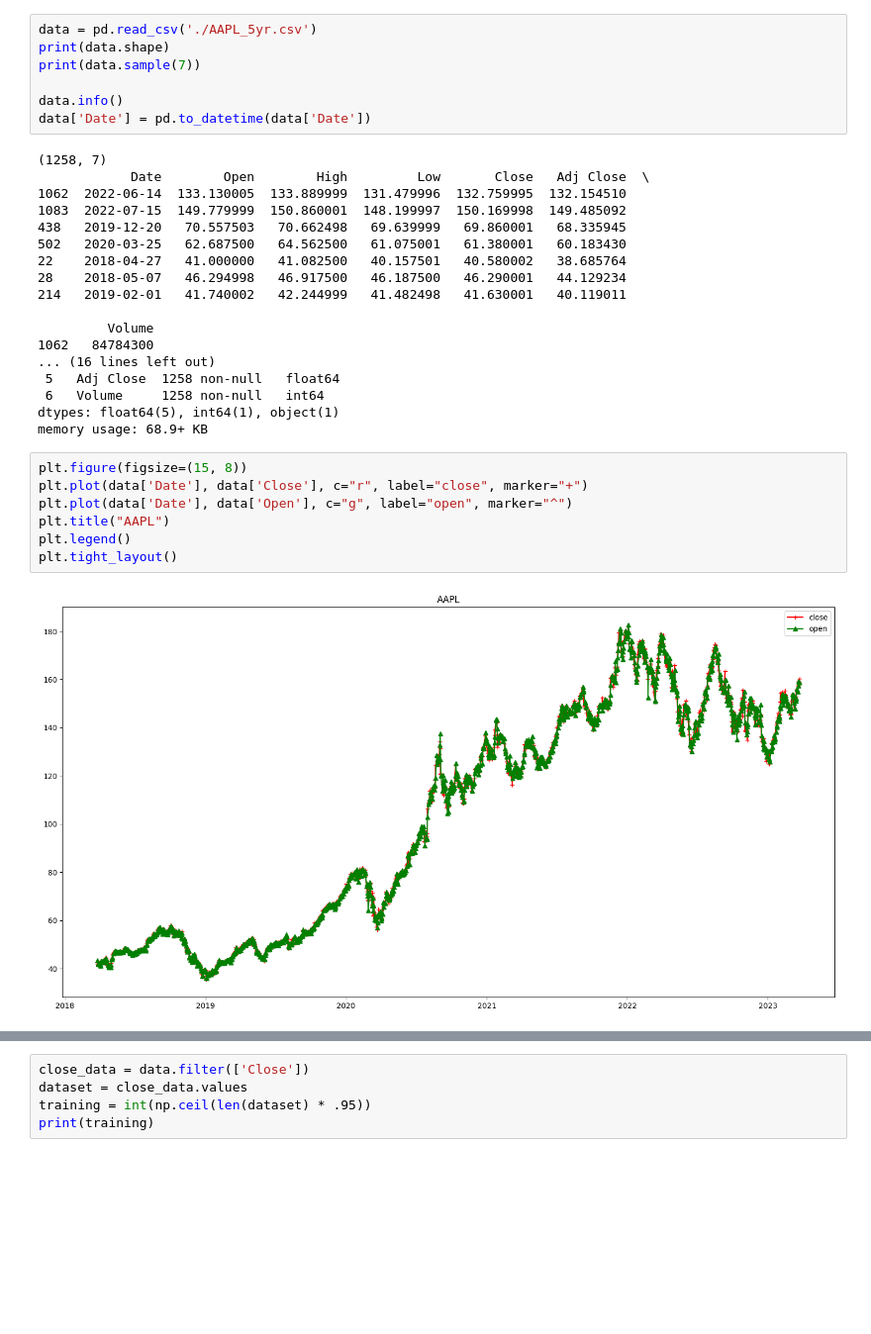
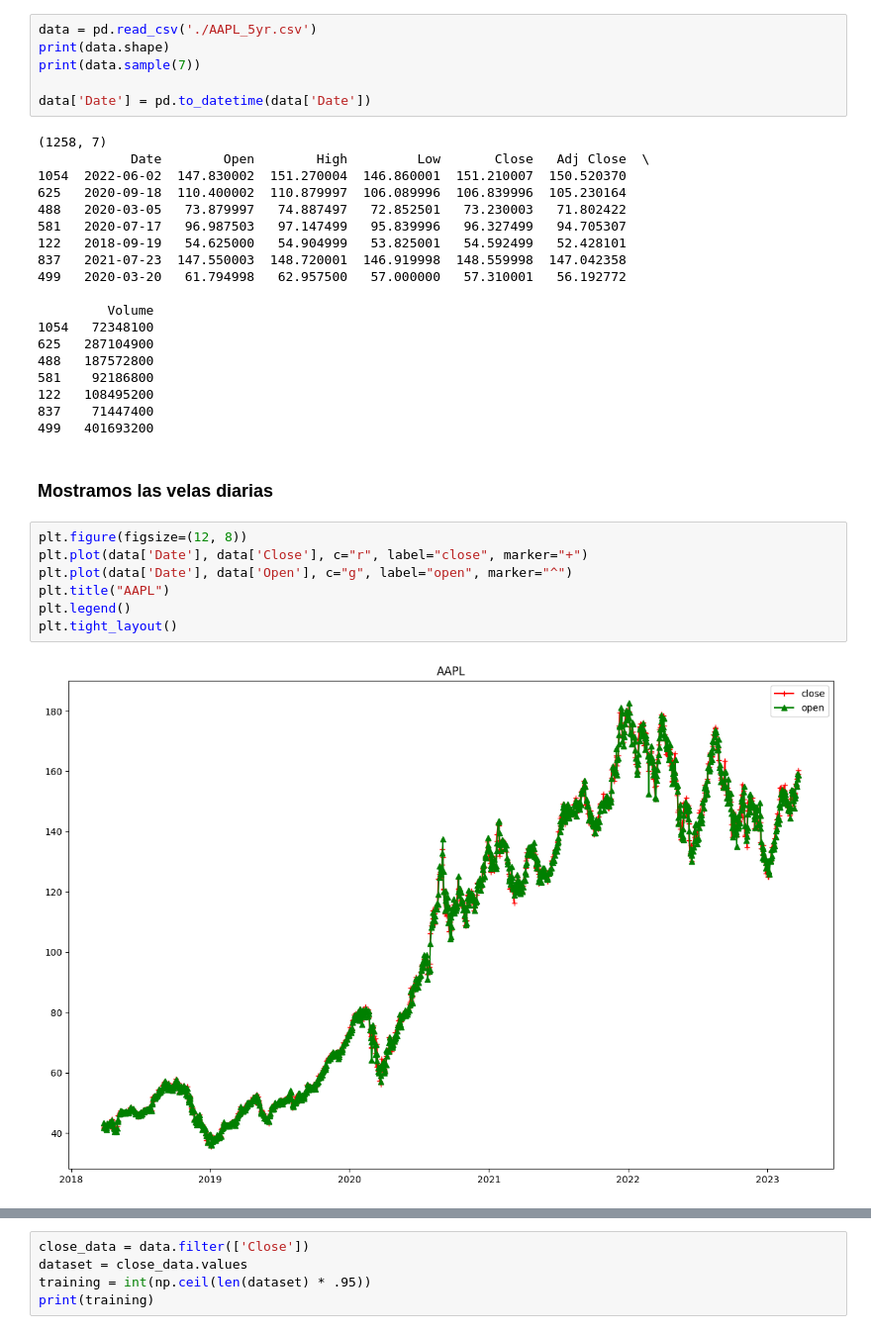
Before and after one commit to byMagg/IA, a Jupyter notebook: stocks-prediction/prediction.ipynb, the cells around one changed output, grey strips where cells are left out. Shown: that part at 99% size. Saved outputs shown, nothing was run; the diff lists cells and outputs as text; blank space fills up the shorter version.

```diff
--- a/stocks-prediction/prediction.ipynb
+++ b/stocks-prediction/prediction.ipynb
@@ -19,33 +14,35 @@ data = pd.read_csv('./AAPL_5yr.csv')
 print(data.shape)
 print(data.sample(7))
 
-data.info()
 data['Date'] = pd.to_datetime(data['Date'])
 # %% [output]
 (1258, 7)
             Date        Open        High         Low       Close   Adj Close  \
-1062  2022-06-14  133.130005  133.889999  131.479996  132.759995  132.154510
-1083  2022-07-15  149.779999  150.860001  148.199997  150.169998  149.485092
-438   2019-12-20   70.557503   70.662498   69.639999   69.860001   68.335945
-502   2020-03-25   62.687500   64.562500   61.075001   61.380001   60.183430
-22    2018-04-27   41.000000   41.082500   40.157501   40.580002   38.685764
-28    2018-05-07   46.294998   46.917500   46.187500   46.290001   44.129234
-214   2019-02-01   41.740002   42.244999   41.482498   41.630001   40.119011
+1054  2022-06-02  147.830002  151.270004  146.860001  151.210007  150.520370
+625   2020-09-18  110.400002  110.879997  106.089996  106.839996  105.230164
+488   2020-03-05   73.879997   74.887497   72.852501   73.230003   71.802422
+581   2020-07-17   96.987503   97.147499   95.839996   96.327499   94.705307
+122   2018-09-19   54.625000   54.904999   53.825001   54.592499   52.428101
+837   2021-07-23  147.550003  148.720001  146.919998  148.559998  147.042358
+499   2020-03-20   61.794998   62.957500   57.000000   57.310001   56.192772
 
          Volume
-1062   84784300
-... (16 lines left out)
- 5   Adj Close  1258 non-null   float64
- 6   Volume     1258 non-null   int64
-dtypes: float64(5), int64(1), object(1)
-memory usage: 68.9+ KB
+1054   72348100
+625   287104900
+488   187572800
+581    92186800
+122   108495200
+837    71447400
+499   401693200
+# %% [markdown]
+### Mostramos las velas diarias
 # %%
-plt.figure(figsize=(15, 8))
+plt.figure(figsize=(12, 8))
 plt.plot(data['Date'], data['Close'], c="r", label="close", marker="+")
 plt.plot(data['Date'], data['Open'], c="g", label="open", marker="^")
 plt.title("AAPL")
 plt.legend()
 plt.tight_layout()
 # %% [output]
-[figure, old version]
+[figure, new version]
 # %%
```
Also changed, not shown: parts of 11 cells of this notebook.
